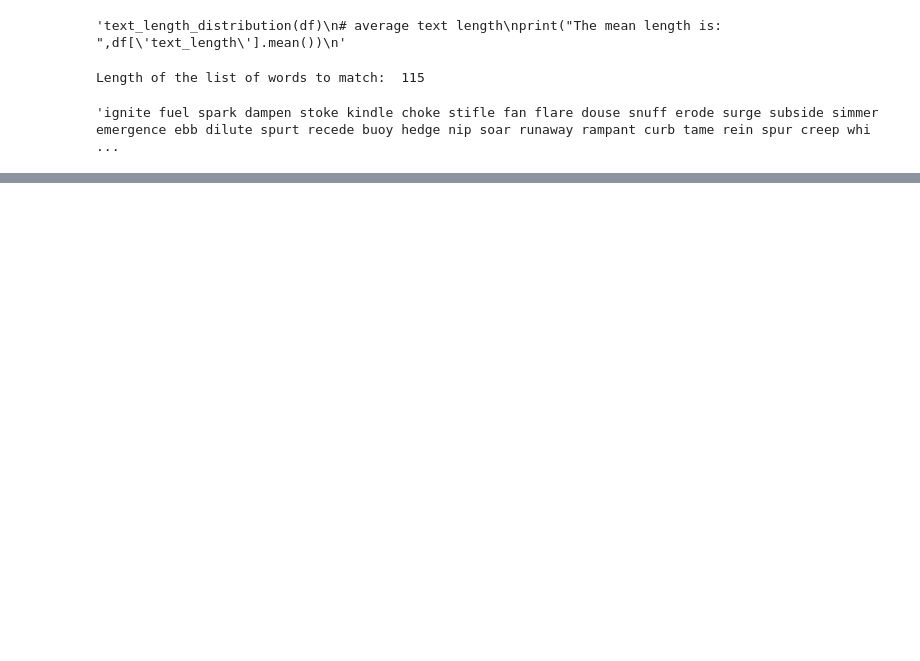
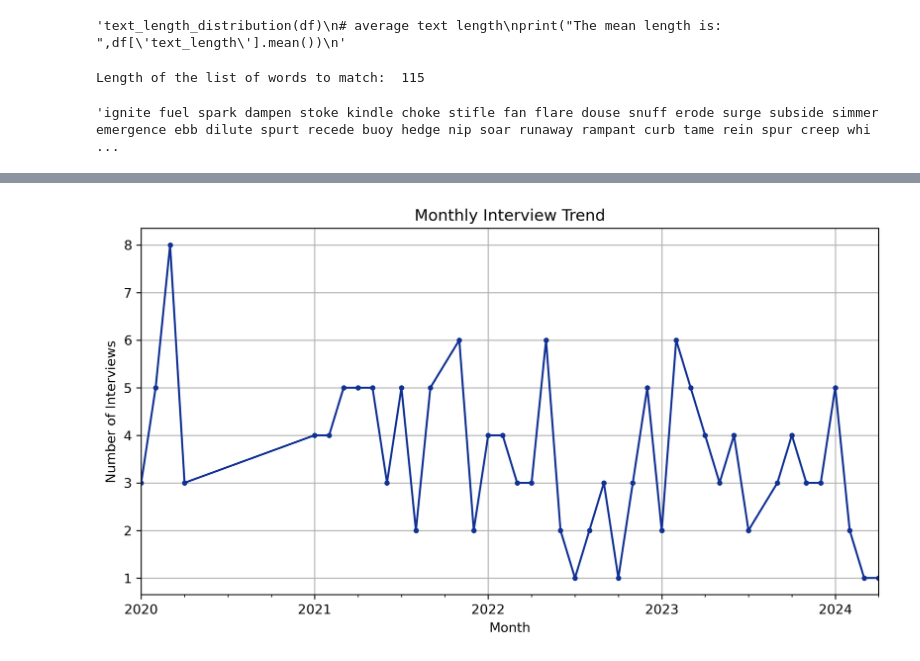
Before and after one commit to lalvarezpoli/DSDM_Thesis, a Jupyter notebook: pos_approach.ipynb, the cells around one changed output, grey strips where cells are left out. Cells and saved outputs as stored; diff of their text form; code cells hidden in the pictures; blank space fills up the shorter version.

```diff
--- a/pos_approach.ipynb
+++ b/pos_approach.ipynb
@@ -303,0 +460,18 @@ df = preprocess_text(df)"""
+# %%
+def trend_analysis(df):
+    # Group by Year-Month and count entries
+    trend_data = df.groupby(df['Date'].dt.to_period('M')).size()
+    return trend_data
+
+# Apply the function
+monthly_trends = trend_analysis(df)
+
+# Plotting the trend
+plt.figure(figsize=(10, 5), dpi=300)
+monthly_trends.plot(kind='line', marker='.', title='Monthly Interview Trend', color=color)
+plt.xlabel('Month')
+plt.ylabel('Number of Interviews')
+plt.grid(True)
+plt.show()
+# %% [output]
+[figure, added]
```
Also changed, not shown: parts of 19 cells of this notebook, 1 other file.
